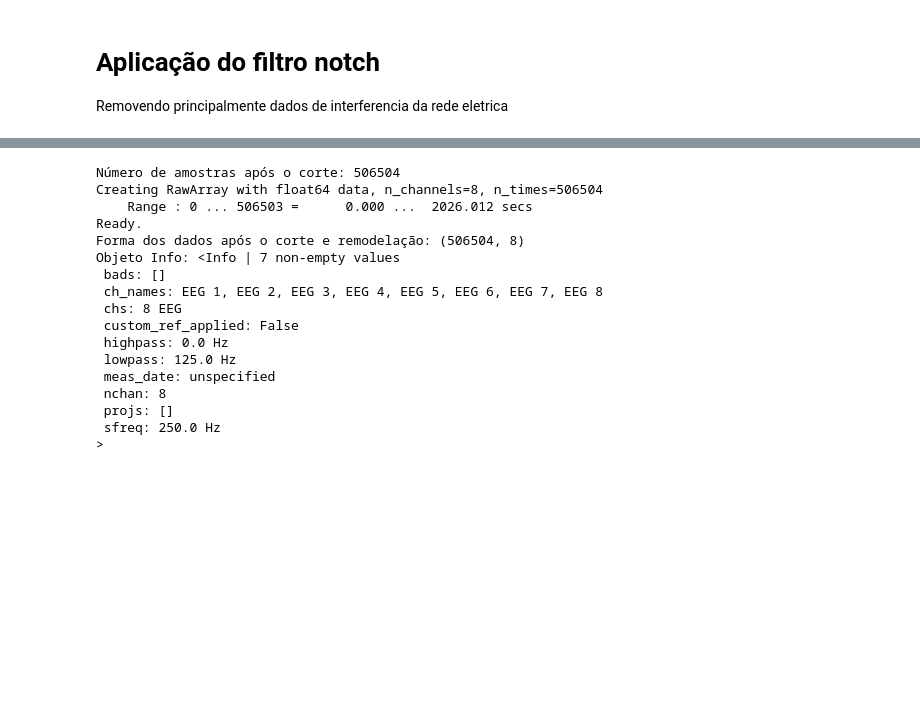
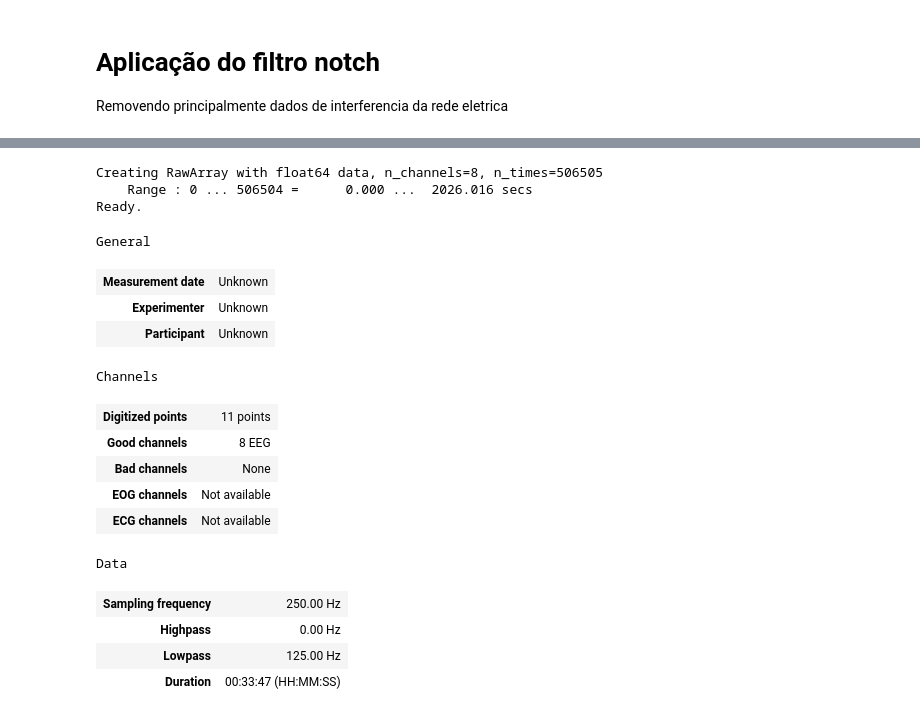
Before and after one commit to Thaynoanhit/Reconhecimento_De_Padroes, a Jupyter notebook: src/preprocessing.ipynb, the cells around one changed output, grey strips where cells are left out. Cells and saved outputs as stored; diff of their text form; code cells hidden in the pictures; blank space fills up the shorter version.

```diff
--- a/src/preprocessing.ipynb
+++ b/src/preprocessing.ipynb
@@ -80,52 +80,33 @@ print_graphs(data_filtered)
-# %%
-# Defina o número de amostras
-n_samples = len(data)
-
-# Defina o número de canais
-n_channels = data.shape[1]
-
-# Calcule o número de amostras que são divisíveis uniformemente pelo número de canais
-n_samples_trimmed = (n_samples // n_channels) * n_channels
-print("Número de amostras após o corte:", n_samples_trimmed)
-
-# Corte o array de dados para ter um comprimento que seja divisível uniformemente pelo número de canais
-data = data[:n_samples_trimmed]
-
-# Reorganize o array de dados para corresponder ao número de canais especificado no objeto 'info'
-data = data.reshape((-1, n_channels))
-
-# Crie nomes e tipos de canal
-ch_names = [f'EEG {i+1}' for i in range(n_channels)]
-ch_types = ['eeg'] * n_channels
-sfreq = 250
-
-# Crie um objeto Info
-info = mne.create_info(ch_names=ch_names, ch_types=ch_types, sfreq=sfreq)
-
-# Crie um objeto MNE RawArray
-mne_data = mne.io.RawArray(data.T, info)
-
-# Imprima a forma do array de dados e o objeto Info criado
-print("Forma dos dados após o corte e remodelação:", data.shape)
-print("Objeto Info:", info)
-# %% [output]
-Número de amostras após o corte: 506504
-Creating RawArray with float64 data, n_channels=8, n_times=506504
-    Range : 0 ... 506503 =      0.000 ...  2026.012 secs
-Ready.
-Forma dos dados após o corte e remodelação: (506504, 8)
-Objeto Info: <Info | 7 non-empty values
- bads: []
- ch_names: EEG 1, EEG 2, EEG 3, EEG 4, EEG 5, EEG 6, EEG 7, EEG 8
- chs: 8 EEG
- custom_ref_applied: False
- highpass: 0.0 Hz
- lowpass: 125.0 Hz
- meas_date: unspecified
- nchan: 8
- projs: []
- sfreq: 250.0 Hz
->
+# %%
+# teste com o objeto MNE
+
+n_channels = 8
+ch_types = ['eeg'] * n_channels
+sfreq = 250
+ch_names = ["Fp1", "Fp2", "F3", "F4", "T7", "T8", "P3", "P4"]
+info = mne.create_info(ch_names=ch_names, sfreq=sfreq, ch_types=ch_types)
+info.set_montage("standard_1020")
+mne_data = mne.io.RawArray(data.T, info)
+mne_data
+# %% [output]
+Creating RawArray with float64 data, n_channels=8, n_times=506505
+    Range : 0 ... 506504 =      0.000 ...  2026.016 secs
+Ready.
+General
+| Measurement date | Unknown |
+| Experimenter | Unknown |
+| Participant | Unknown |
+Channels
+| Digitized points | 11 points |
+| Good channels | 8 EEG |
+| Bad channels | None |
+| EOG channels | Not available |
+| ECG channels | Not available |
+Data
+| Sampling frequency | 250.00 Hz |
+| Highpass | 0.00 Hz |
+| Lowpass | 125.00 Hz |
+| Duration | 00:33:47 (HH:MM:SS) |
 # %%
 # Assuming mne_data is your MNE RawArray object
 psd = mne_data.compute_psd()
```
Also changed, not shown: parts of 7 cells of this notebook, 4 other files.
